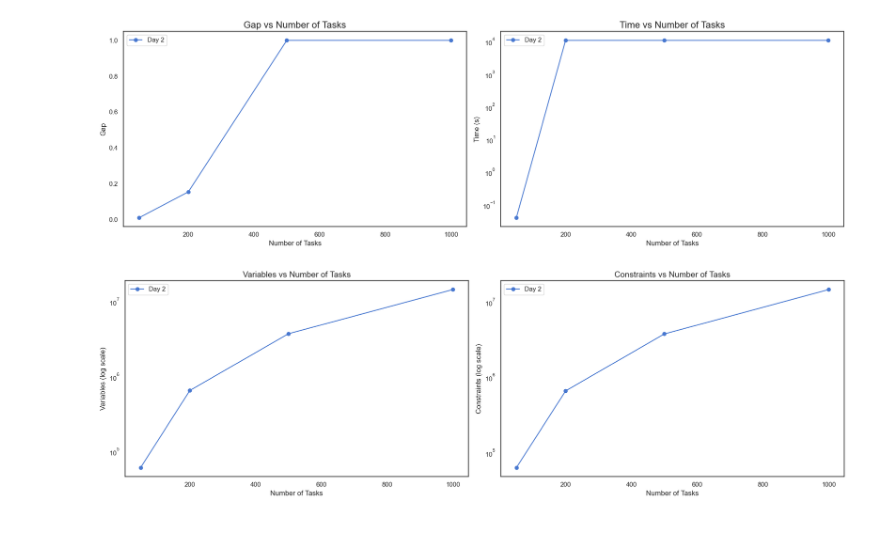
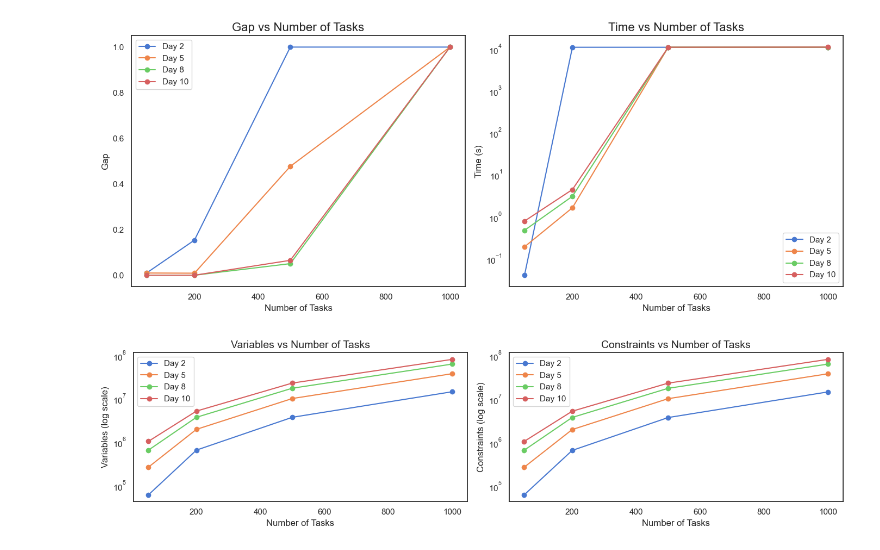
Before and after one commit to MxHbm/IM_Challenge, a Jupyter notebook: Code/MIP_Approach/auswertung_main.ipynb, the cells around one changed output. Saved outputs shown, nothing was run; the diff lists cells and outputs as text; code cells hidden in the pictures.

```diff
--- a/Code/MIP_Approach/auswertung_main.ipynb
+++ b/Code/MIP_Approach/auswertung_main.ipynb
@@ -14,7 +14,7 @@ os.chdir(target_directory)
 data_list = []
 data = pd.DataFrame(columns = ["cohort", "day", "num_tasks", "profit", "gap", "time", "constraint", "variable"])
 for cohort in [7]:
-    for day in [2]: #[2,5,8,10]:
+    for day in [2,5,8,10]: #[2,5,8,10]:
         for instance in [1,2]:
             for num_tasks in [50,200,500,1000]:
 
@@ -60,40 +60,40 @@ sns.set(style="white")
 days = data['Day'].unique()
 
 # Create a figure for the plots
-fig, axes = plt.subplots(1, 2, figsize=(14, 4))
+fig, axes = plt.subplots(1, 2, figsize=(14, 6))
 
 # Consistent color palette for both subplots
 palette = sns.color_palette("muted", len(days))
 
 # Subplot 1: Gap vs Num_Tasks
 for idx, day in enumerate(days):
     subset = data[data['Day'] == day]
     axes[0].plot(subset['Num_Tasks'], subset['Gap'], marker='o', label=f'Day {day}', color=palette[idx])
 axes[0].set_title('Gap vs Number of Tasks', fontsize=16)
 axes[0].set_xlabel('Number of Tasks', fontsize=12)
 axes[0].set_ylabel('Gap', fontsize=12)
 axes[0].legend()
 
 # Subplot 2: Time vs Num_Tasks
 for idx, day in enumerate(days):
     subset = data[data['Day'] == day]
     axes[1].plot(subset['Num_Tasks'], subset['Time'], marker='o', label=f'Day {day}', color=palette[idx])
 axes[1].set_yscale('log')
 axes[1].set_title('Time vs Number of Tasks', fontsize=16)
 axes[1].set_xlabel('Number of Tasks', fontsize=12)
 axes[1].set_ylabel('Time (s)', fontsize=12)
 axes[1].legend()
 
 # Adjust layout for tightness
 plt.tight_layout(rect=[0, 0, 1, 0.95])
 
 # Save the plot as a PNG file
 plt.savefig('results_main.png', dpi=300, bbox_inches='tight')
 
 # Show the plot
 plt.show()
 # %% [output]
-[figure, old version]
+[figure, new version]
 # %%
 import matplotlib.pyplot as plt
 import seaborn as sns
@@ -141,4 +141,4 @@ plt.savefig('results_mip_constraints_variables.png', dpi=300, bbox_inches='tight
 # Show the plot
 plt.show()
 # %% [output]
-[figure, old version]
+[figure, new version]
```
Also changed, not shown: parts of 1 cell of this notebook, 2 other files.
